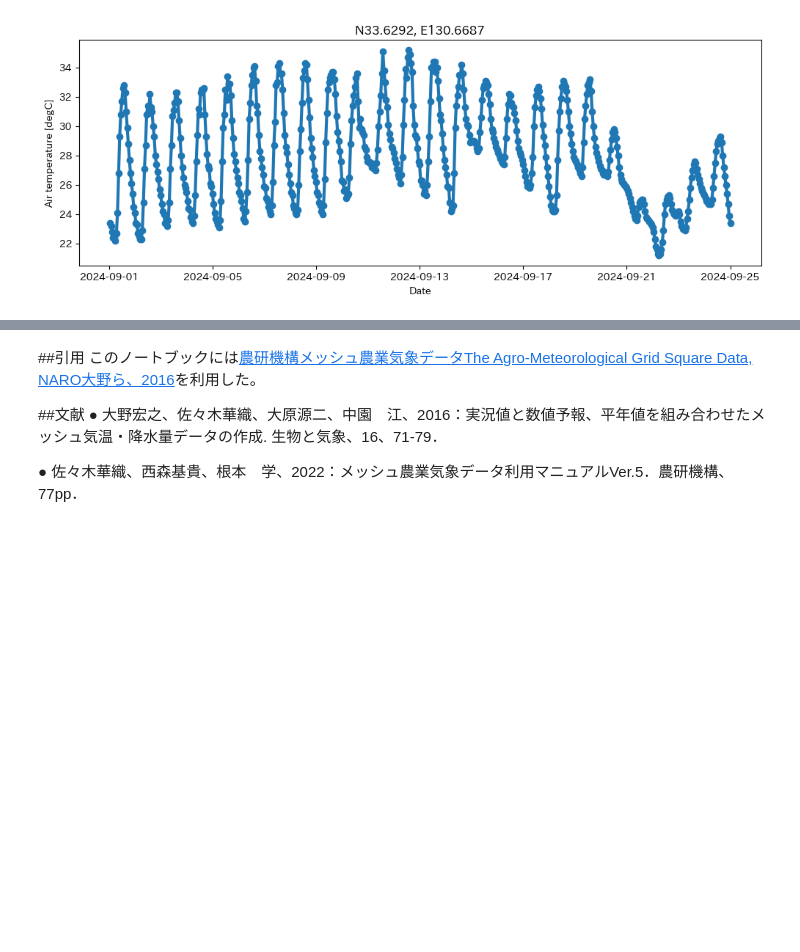
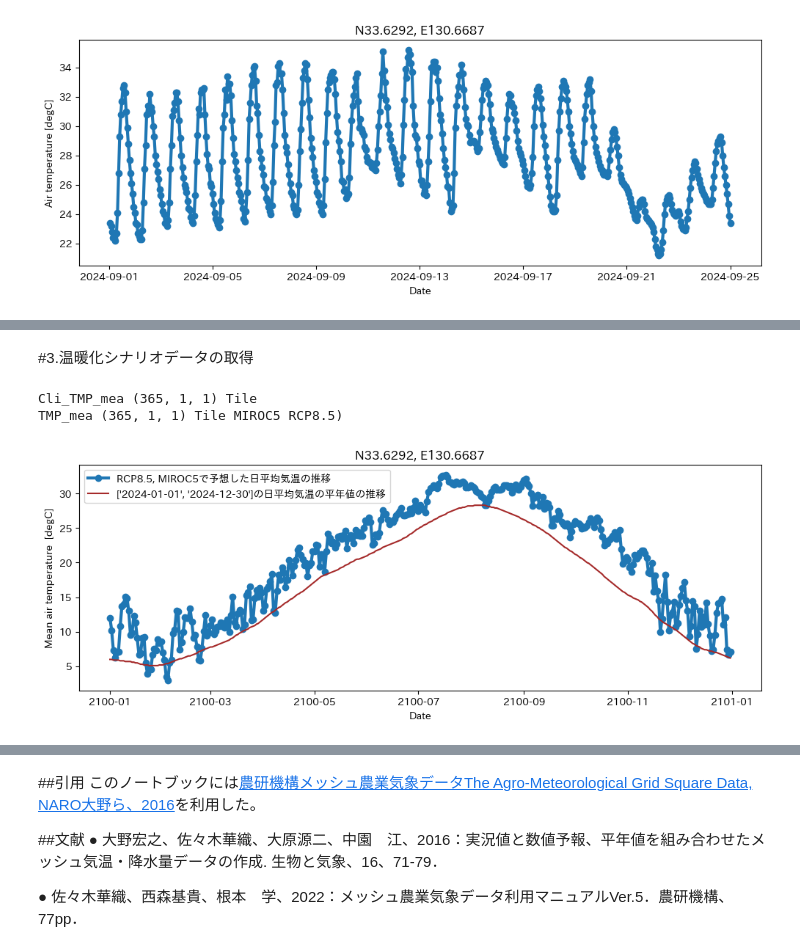
Before and after one commit to 1900690/Agro-Meteorological-Grid-Square-Data, a Jupyter notebook: 1kmメッシュ気象情報.ipynb, the cells around one changed output, grey strips where cells are left out. Cells and saved outputs as stored; diff of their text form; code cells hidden in the pictures; blank space fills up the shorter version.

```diff
--- a/1kmメッシュ気象情報.ipynb
+++ b/1kmメッシュ気象情報.ipynb
@@ -356,0 +288,79 @@ TMP_max (365, 1, 1) Tile MIROC5 RCP8.5)
+# %% [markdown]
+#3.温暖化シナリオデータの取得
+# %%
+#@markdown ###ほしい情報の種類を指定
+#気象要素記号一覧作成
+yousokigouhist = [['日平均気温', 'TMP_mea'], ['日最高気温', 'TMP_max'], ['日最低気温', 'TMP_min'], ['降水量', 'APCP'], ['全天日射量', 'GSR']]
+欲しい情報 = '日平均気温' #@param ["日平均気温", "日最高気温", "日最低気温", "降水量", "全天日射量"]
+#リスト（情報名）の中から入力したものと一致するものを検索する
+for i in yousokigouhist:
+    if 欲しい情報 in i:
+        result = True
+        break
+result
+#一致したものがリスト（data）の何行目かを調べる
+j = yousokigouhist.index(i)
+#要素記号コードの指定（該当行の1列目が都市コード）
+nani = yousokigouhist[j][1]
+
+#@markdown ###比較する現在の期間の指定
+初め= '2024-01-01' # @param {type:"date"}
+終わり = '2024-12-30' # @param {type:"date"}
+itsu_now= [初め, 終わり]
+
+#@markdown ###比較する未来の期間の指定
+初め= '2100-01-01' # @param {type:"date"}
+終わり = '2100-12-31' # @param {type:"date"}
+itsu_future= [初め, 終わり]
+
+#@markdown ###位置の指定
+
+#@markdown ※６桁あれば十分
+緯度 = 33.6294 # @param {type:"number"}
+経度 = 130.667 # @param {type:"number"}
+
+doko= [緯度,緯度,経度,経度]
+
+#@markdown ###予測シナリオを選択
+yosokusinario = [['4℃上昇シナリオ', 'RCP8.5'], ['2℃上昇シナリオ','RCP2.6']]
+選択するシナリオ = '4℃上昇シナリオ' #@param ["4℃上昇シナリオ", "2℃上昇シナリオ"]
+#リスト（情報名）の中から入力したものと一致するものを検索する
+for i in yosokusinario:
+    if 選択するシナリオ in i:
+        result = True
+        break
+result
+#一致したものがリスト（data）の何行目かを調べる
+j = yosokusinario.index(i)
+#要素記号コードの指定（該当行の1列目が都市コード）
+scenario = yosokusinario[j][1]
+
+# 気象データの取得
+model = 'MIROC5'
+
+#@markdown ※予測に使用するモデルは'MIROC5'です。
+
+#設定に基づき平年値を取得
+data, tim, lat, lon = amd.GetMetData(nani, itsu_now, doko, cli=True)
+Tmax = data[:,0,0]
+
+# シナリオデータの取得
+data, tim, lat, lon, nam, uni = amd.GetSceData(nani, itsu_future, doko, model, scenario, namuni=True)
+Tsmax = data[:,0,0]
+
+#設定に基づき平年値を取得
+Th = data[:,0,0]
+lat_sc = lat[0]
+lon_sc = lon[0]
+
+amd.linefig(tim, Tsmax,
+      title=f'N{lat[0]:.4f}, E{lon[0]:.4f}',
+      ylabel=f'{nam}  [{uni}]',
+      llabel=f'{scenario}, {model}'+'で予想した'+str(欲しい情報)+'の推移',
+      filename="温暖化予測"+欲しい情報+str(f'N{lat[0]:.4f}, E{lon[0]:.4f}')+'.png',
+      ref=Tmax,
+      llabelref=str(itsu_now)+'の'+str(欲しい情報)+'の平年値の推移')
+# %% [output]
+Cli_TMP_mea (365, 1, 1) Tile
+TMP_mea (365, 1, 1) Tile MIROC5 RCP8.5)
+[figure, added]
```
Also changed, not shown: parts of 11 cells of this notebook.
